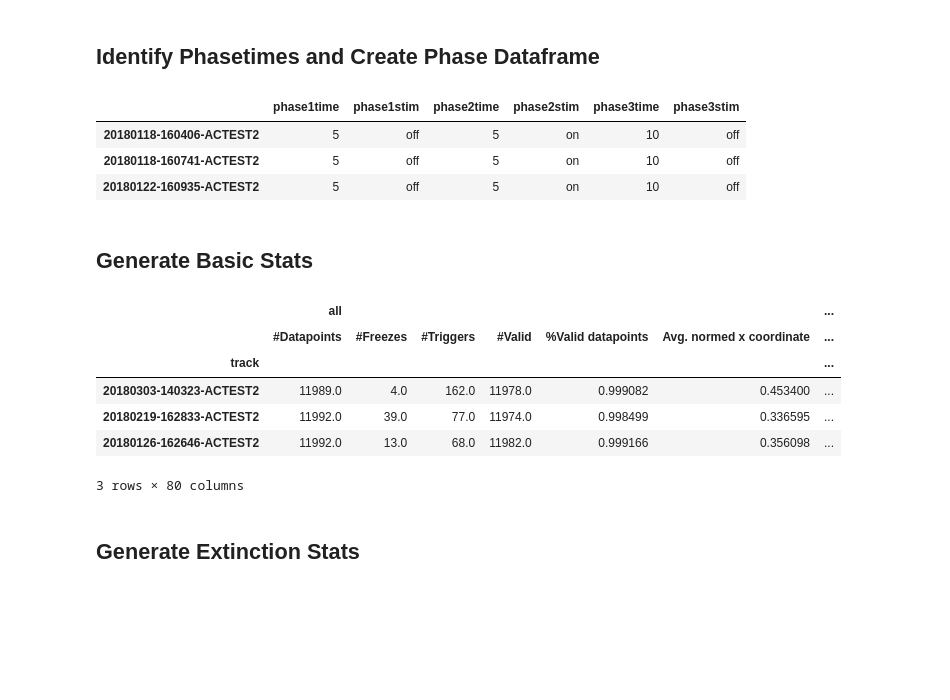
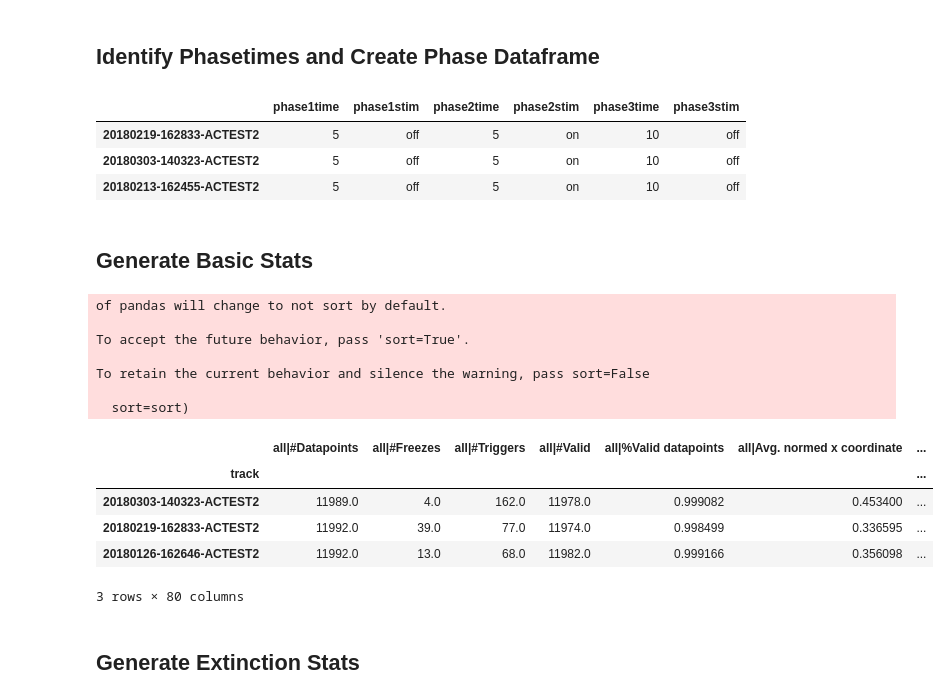
Before and after one commit to liffiton/ATLeS, a Jupyter notebook: notebooks/Atles-Stats-Descriptives.ipynb, the cells around one changed output. Drawn from its saved outputs; the diff is of its cells as text; code cells hidden in the pictures; blank space fills up the shorter version.

Commit message:
notebook cleanup and additional viz - WIP

```diff
--- a/notebooks/Atles-Stats-Descriptives.ipynb
+++ b/notebooks/Atles-Stats-Descriptives.ipynb
@@ -39,8 +45,8 @@ from analysis.plot import TrackPlotter
 Input experiment details here
 # %%
 experimentname = 'ACTEST2'
-trackdirectory = '../data'
-experimenttype = 'extinction' # set this to extinction or none
+trackdirectory = '../data/tracks'
+experimenttype = 'extinction' # set this to extinction or none, an extra set of outcomes are generated for experiments looking at extinction of a conditioned response
 acquisitionlevel = .85  # sets the cut off level of excluding tracks based on poor tracking
 # %% [markdown]
 ## Globals
@@ -138,8 +144,8 @@ dfsettings.head(3)
 # %% [markdown]
 ## Identify Phasetimes and Create Phase Dataframe
 # %%
-# Identify Phasetimes: extract phase info from settings w. trackname and calc phasetimes
-# this currently assummes all phase time are the same across tracks
+# Identify Phasetimes: extract phase info from settings w. trackname and calculate phasetimes
+# this currently assummes all phase time are the same across tracks within the experiment
 phaseinfo = settingsdic.get(trackname)[0]
 phaseinfo = [x for x in phaseinfo if any(c.isdigit() for c in x)]
 phaseinfo = list(map(int, phaseinfo))
@@ -151,7 +157,7 @@ for i in range(phaselen):
     times = sum(phaseinfo[0:i+1])
     phaset.append(times)
 
-# moves 0 to the first entry of phaset; clean this up...
+# moves 0 to the first entry of phaset (works, but need to find a cleaner way to do this)
 a = 0
 phaset[0:0] = [a]
 
@@ -171,46 +177,54 @@ framelist.append(dfphase)
 dfphase.head(3)
 # %% [output]
 |  | phase1time | phase1stim | phase2time | phase2stim | phase3time | phase3stim |
-| 20180118-160406-ACTEST2 | 5 | off | 5 | on | 10 | off |
-| 20180118-160741-ACTEST2 | 5 | off | 5 | on | 10 | off |
-| 20180122-160935-ACTEST2 | 5 | off | 5 | on | 10 | off |
+| 20180219-162833-ACTEST2 | 5 | off | 5 | on | 10 | off |
+| 20180303-140323-ACTEST2 | 5 | off | 5 | on | 10 | off |
+| 20180213-162455-ACTEST2 | 5 | off | 5 | on | 10 | off |
 # %% [markdown]
 ## Generate Basic Stats
 # %%
 dfstats = pd.DataFrame()
 
 for track in trackfiles:
     # gets track from file name
     trackname = track.parts[-1].replace("-track.csv", "")
 
     # gets stats from TrackProcessor (ATLeS analysis class)
     processor = TrackProcessor(str(track), normalize_x_with_trigger='xpos < 0.50')
     tempstatsdic = processor.get_stats(include_phases=True) # gets stats from track object
 
     # flattens dictionary into dataframe, from https://stackoverflow.com/questions/13575090/
     dftemp = pd.DataFrame.from_dict({(i,j): tempstatsdic[i][j] for i in tempstatsdic.keys() for j in tempstatsdic[i].keys()}, orient='index')
 
     #transposes dataframe and adds track as index
     dftemp = dftemp.transpose()
     dftemp['track'] = trackname
     dftemp.set_index('track', inplace=True)
 
     dfstats = dfstats.append(dftemp)
 
 if 'phase 0' in dfstats.columns:
     dfstats.rename({'phase 0': 'p1', 'phase 1': 'p2', 'phase 2': 'p3'}, axis='columns', inplace = True)
 
-framelist.append(dfstats)
+dfstats.columns = dfstats.columns.map('|'.join)
+
+framelist.append  (dfstats)
 
 dfstats.head(3)
 # %% [output]
+of pandas will change to not sort by default.
+
+To accept the future behavior, pass 'sort=True'.
+
+To retain the current behavior and silence the warning, pass sort=False
+
+  sort=sort)
-|  | all |  |  |  |  |  | ... |
-|  | #Datapoints | #Freezes | #Triggers | #Valid | %Valid datapoints | Avg. normed x coordinate | ... |
+|  | all|#Datapoints | all|#Freezes | all|#Triggers | all|#Valid | all|%Valid datapoints | all|Avg. normed x coordinate | ... |
 | track |  |  |  |  |  |  | ... |
 | 20180303-140323-ACTEST2 | 11989.0 | 4.0 | 162.0 | 11978.0 | 0.999082 | 0.453400 | ... |
 | 20180219-162833-ACTEST2 | 11992.0 | 39.0 | 77.0 | 11974.0 | 0.998499 | 0.336595 | ... |
 | 20180126-162646-ACTEST2 | 11992.0 | 13.0 | 68.0 | 11982.0 | 0.999166 | 0.356098 | ... |
-3 rows × 80 columns
+3 rows × 80 columns
 # %% [markdown]
 ## Generate Extinction Stats
 # %%
```
Also changed, not shown: parts of 32 cells of this notebook.
